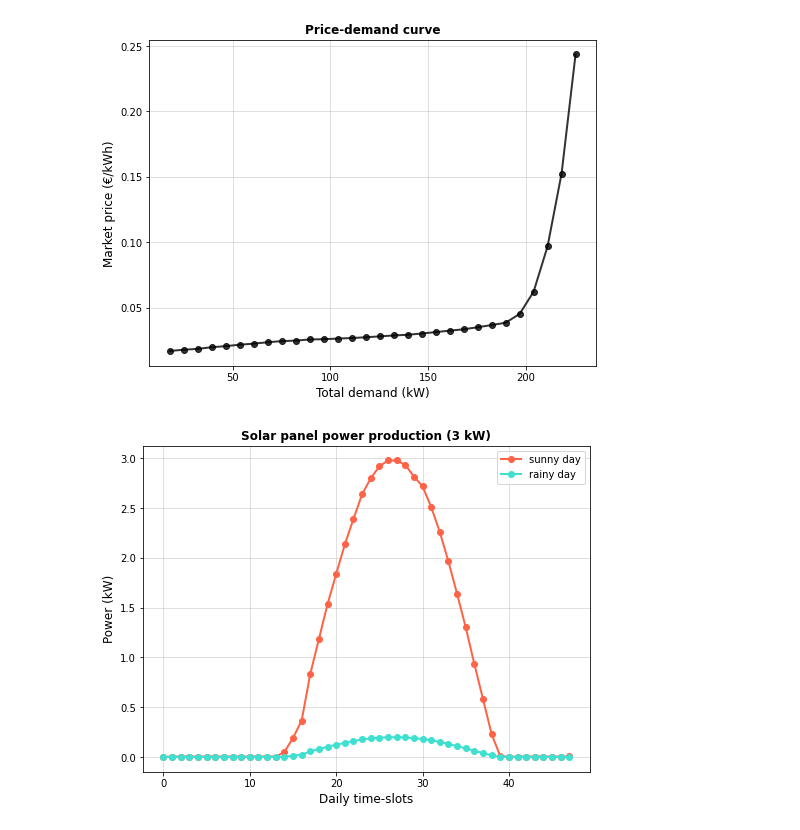
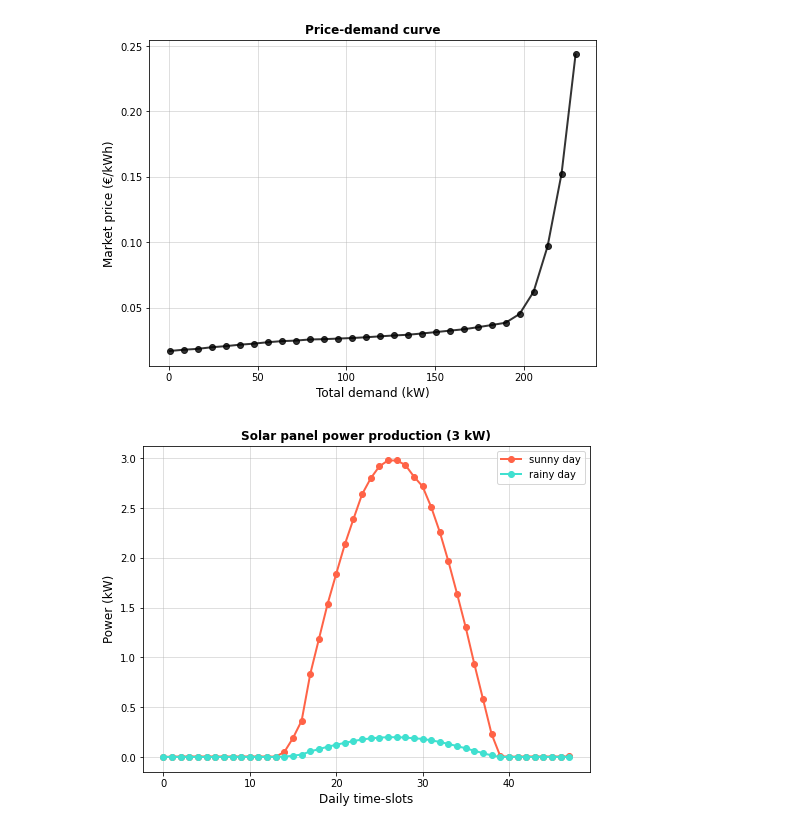
Before and after one commit to rossetl/GT-Smart-Grids, a Jupyter notebook: notebook5.ipynb, the cells around one changed output. Cells and saved outputs as stored; diff of their text form; code cells hidden in the pictures.

```diff
--- a/notebook5.ipynb
+++ b/notebook5.ipynb
@@ -23,21 +12,21 @@ plt.grid(alpha=0.5);
 # %%
 # Import market price (MW, Euro/MWh)
 from scipy.interpolate import interp1d
 market_price_data = np.loadtxt('data/market_price_UK.csv', delimiter=',')
 
 # rescaling of the total demand to fit the simulation
-tot_demand = market_price_data[:, 0] * 100 - 210
+tot_demand = market_price_data[:, 0] * 110 - 250
 
 market_price = interp1d(tot_demand, market_price_data[:, 1] / 1000, kind='cubic')
 x = np.linspace(tot_demand[0], tot_demand[-1], 30)
 plt.figure(figsize=(8,6))
 plt.plot(x, market_price(x), '-o', lw=2, c='black', alpha=0.8)
 plt.xlabel('Total demand (kW)', size=12)
 plt.ylabel('Market price (€/kWh)', size=12)
 plt.title('Price-demand curve', size=12, fontweight='bold')
 plt.grid(alpha=0.5)
 # %% [output]
-[figure, old version]
+[figure, new version]
 # %%
 # import photovoltaic system power profiles
 s = pd.read_csv('data/panel_power.csv', delimiter=',', usecols=[1,2,3,4])
```
Also changed, not shown: parts of 15 cells of this notebook, 7 other files.
